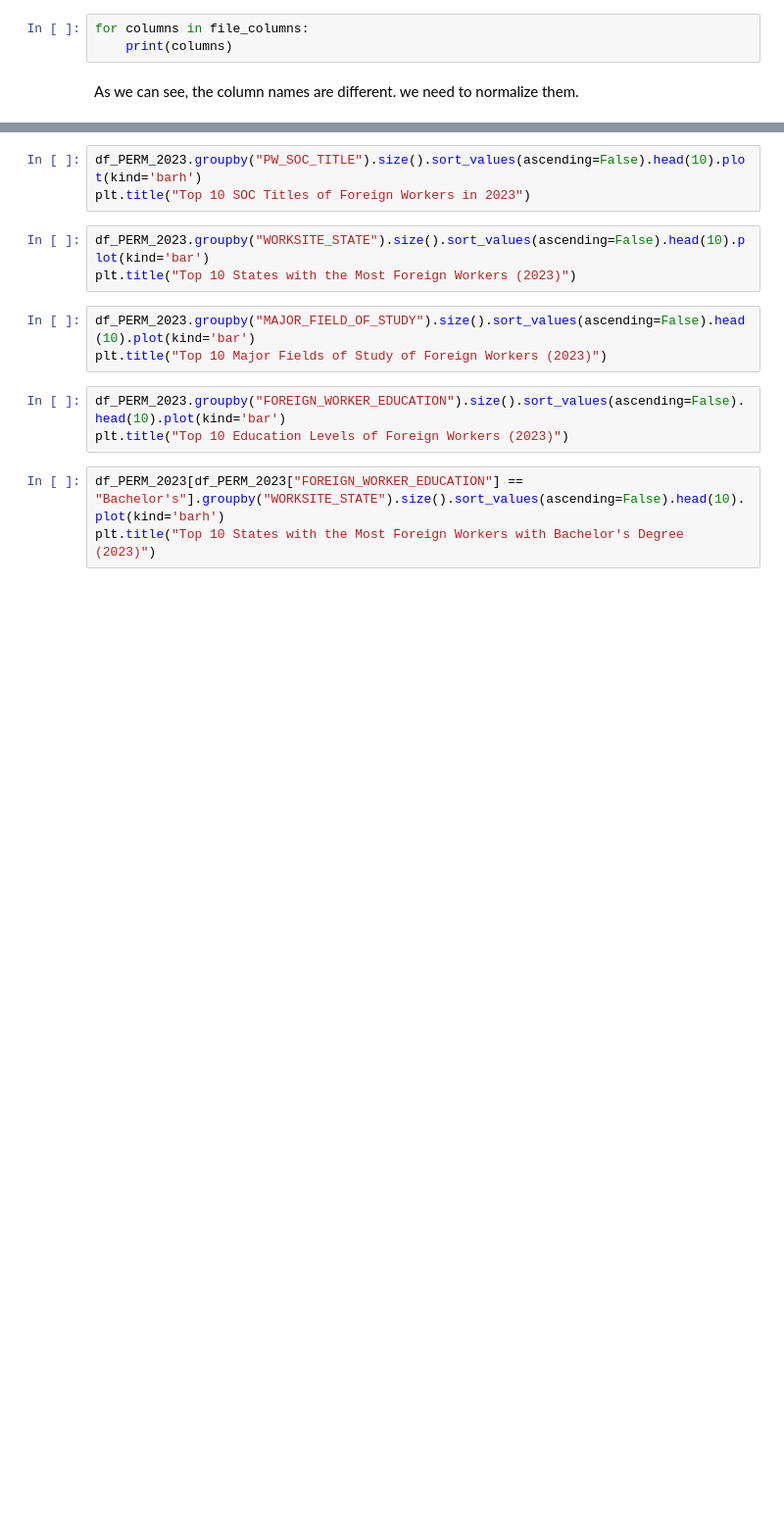
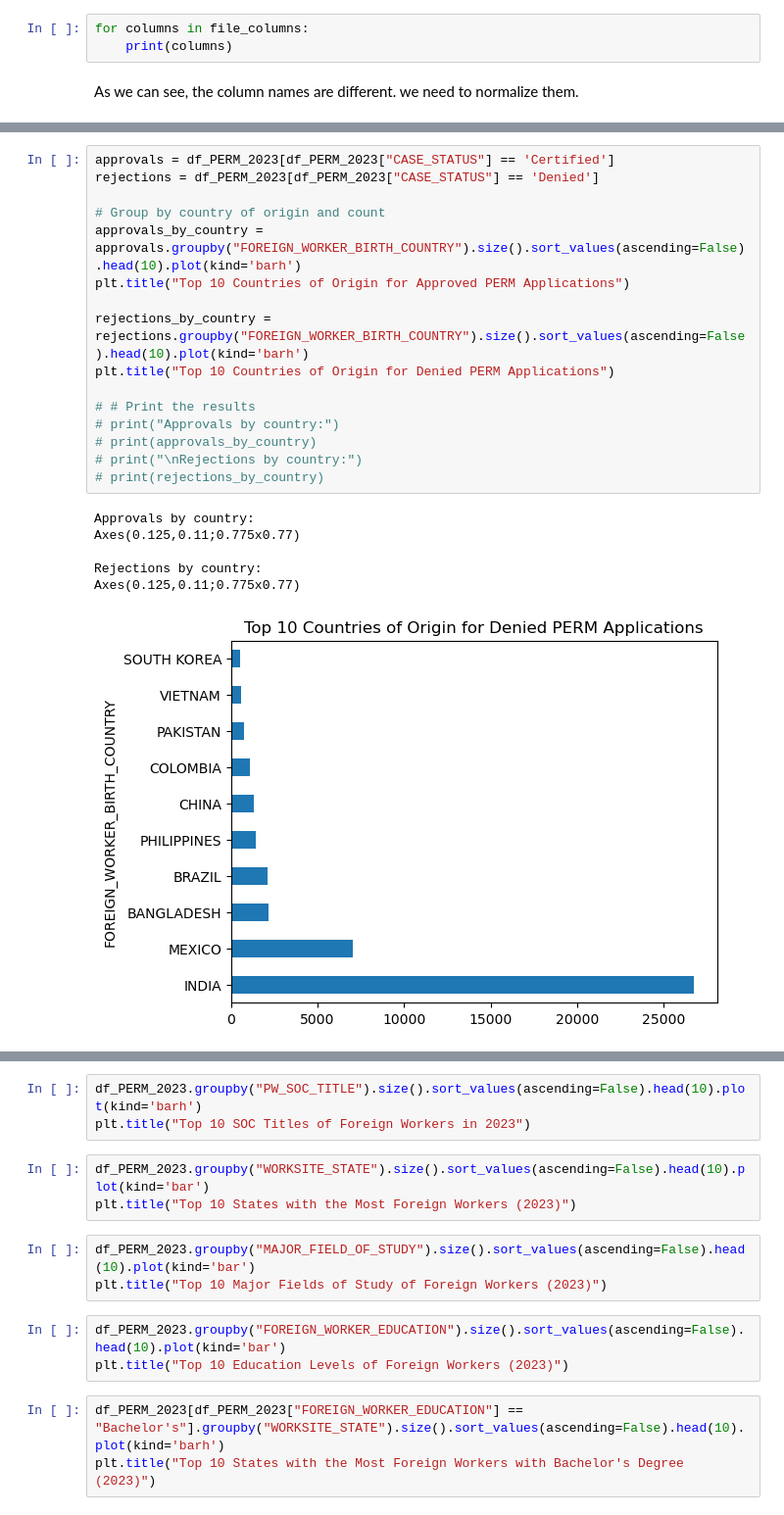
Before and after one commit to Shuyi1011/2024Spr_projects, a Jupyter notebook: final.ipynb, the cells around one changed output, grey strips where cells are left out. Shown: that part at 98% size. Cells and saved outputs as stored; diff of their text form; blank space fills up the shorter version.

```diff
--- a/final.ipynb
+++ b/final.ipynb
@@ -131,3 +264,26 @@ df_PERM_2023 = pd.read_csv("PERM_data/PERM_2023.csv",
+# %%
+approvals = df_PERM_2023[df_PERM_2023["CASE_STATUS"] == 'Certified']
+rejections = df_PERM_2023[df_PERM_2023["CASE_STATUS"] == 'Denied']
+
+# Group by country of origin and count
+approvals_by_country = approvals.groupby("FOREIGN_WORKER_BIRTH_COUNTRY").size().sort_values(ascending=False).head(10).plot(kind='barh')
+plt.title("Top 10 Countries of Origin for Approved PERM Applications")
+
+rejections_by_country = rejections.groupby("FOREIGN_WORKER_BIRTH_COUNTRY").size().sort_values(ascending=False).head(10).plot(kind='barh')
+plt.title("Top 10 Countries of Origin for Denied PERM Applications")
+
+# # Print the results
+# print("Approvals by country:")
+# print(approvals_by_country)
+# print("\nRejections by country:")
+# print(rejections_by_country)
+# %% [output]
+Approvals by country:
+Axes(0.125,0.11;0.775x0.77)
+
+Rejections by country:
+Axes(0.125,0.11;0.775x0.77)
+[figure, added]
 # %%
 df_PERM_2023.groupby("FOREIGN_WORKER_BIRTH_COUNTRY").size().sort_values(ascending=False).head(10).plot(kind='barh')
 plt.title("Top 10 Countries/regions of Birth of Foreign Workers in 2023")
```
Also changed, not shown: parts of 16 cells of this notebook, 2 other files.
